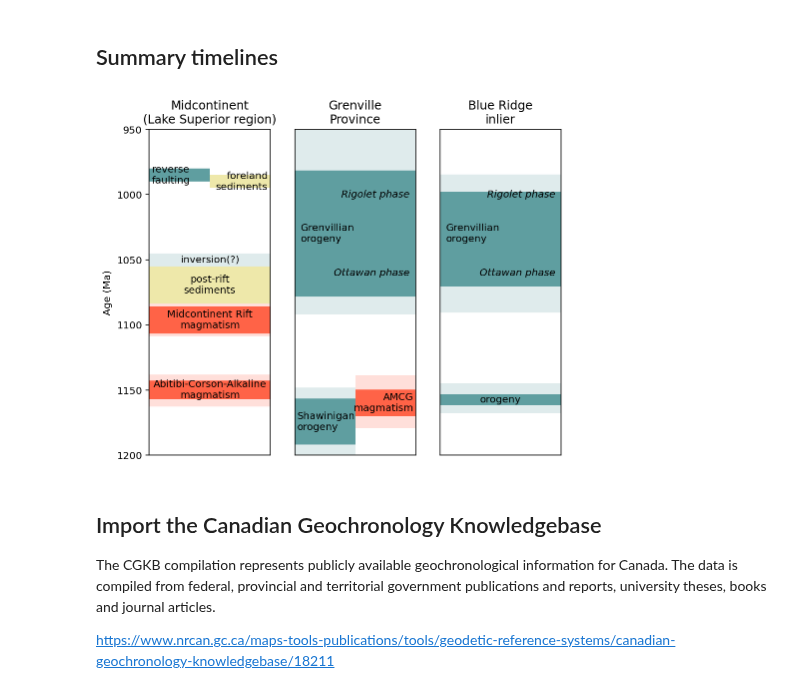
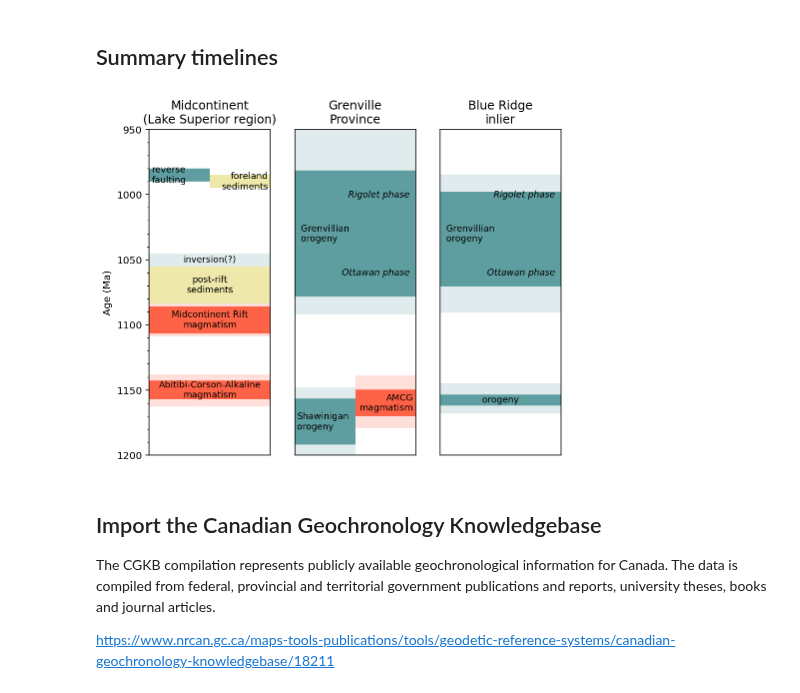
Before and after one commit to Swanson-Hysell/Mesoproterozoic_Turning_Point, a Jupyter notebook: code/Mesoprot_geochron.ipynb, the cells around one changed output. Drawn from its saved outputs; the diff is of its cells as text; code cells hidden in the pictures.

Commit message:
add minor ticks to timeline figure

```diff
--- a/code/Mesoprot_geochron.ipynb
+++ b/code/Mesoprot_geochron.ipynb
@@ -639,32 +640,33 @@ Abitibi_median_rect = matplotlib.patches.Rectangle((-1, Abitibi_max_median),2, A
 ax0.add_patch(Abitibi_median_rect)
 Abitibi_rect = matplotlib.patches.Rectangle((-1, Abitibi_max),2, Abitibi_min-Abitibi_max, facecolor='tomato',edgecolor='none',)
 ax0.add_patch(Abitibi_rect)
-plt.text(0.5,(Abitibi_max+Abitibi_min)/2,'Abitibi-Corson-Alkaline\nmagmatism',horizontalalignment='center',verticalalignment='center')
+plt.text(0.5,(Abitibi_max+Abitibi_min)/2,'Abitibi-Corson-Alkaline\nmagmatism',horizontalalignment='center',verticalalignment='center',fontsize=9)
 
 MCR_median_rect = matplotlib.patches.Rectangle((-1, MCR_max_median),2, MCR_min_median-MCR_max_median, facecolor='tomato', edgecolor='none', alpha=0.2)
 ax0.add_patch(MCR_median_rect)
 MCR_rect = matplotlib.patches.Rectangle((-1, MCR_max),2, MCR_min-MCR_max, facecolor='tomato', edgecolor='none')
 ax0.add_patch(MCR_rect)
-plt.text(0.5,(MCR_max+MCR_min)/2,'Midcontinent Rift\nmagmatism',horizontalalignment='center',verticalalignment='center')
+plt.text(0.5,(MCR_max+MCR_min)/2,'Midcontinent Rift\nmagmatism',horizontalalignment='center',verticalalignment='center',fontsize=9)
 
 Oronto_rect = matplotlib.patches.Rectangle((0, 1055),1, MCR_min_median-1055, facecolor='palegoldenrod', edgecolor='none')
 ax0.add_patch(Oronto_rect)
-plt.text(0.5,(MCR_min_median+1055)/2,'post-rift\nsediments',horizontalalignment='center',verticalalignment='center')
+plt.text(0.5,(MCR_min_median+1055)/2,'post-rift\nsediments',horizontalalignment='center',verticalalignment='center',fontsize=9)
 
 Montreal_River_rect = matplotlib.patches.Rectangle((0, 1045),1, 10,facecolor='cadetblue',edgecolor='none', alpha=0.2)
 ax0.add_patch(Montreal_River_rect)
-plt.text(0.5,(1045+1055)/2,'inversion(?)',horizontalalignment='center',verticalalignment='center')
+plt.text(0.5,(1045+1055)/2,'inversion(?)',horizontalalignment='center',verticalalignment='center',fontsize=9)
 
 Kewee_Fault_rect = matplotlib.patches.Rectangle((0, 980),0.5, 10, facecolor='cadetblue',edgecolor='none',)
 ax0.add_patch(Kewee_Fault_rect)
-plt.text(0.02,985,'reverse\nfaulting',horizontalalignment='left',verticalalignment='center')
+plt.text(0.02,985,'reverse\nfaulting',horizontalalignment='left',verticalalignment='center',fontsize=9)
 
 Jacobsville_rect = matplotlib.patches.Rectangle((0.5, 985),0.5, 10, facecolor='palegoldenrod',edgecolor='none',)
 ax0.add_patch(Jacobsville_rect)
-plt.text(0.98,990,'foreland\nsediments',horizontalalignment='right',verticalalignment='center')
+plt.text(0.98,990,'foreland\nsediments',horizontalalignment='right',verticalalignment='center',fontsize=9)
 
 plt.ylim(1200,950)
 plt.gca().set_xticks([])
+plt.gca().yaxis.set_minor_locator(tck.AutoMinorLocator())
 plt.ylabel('Age (Ma)')
 
 ax1 = fig.add_subplot(spec[1])
@@ -674,21 +676,21 @@ ACMG_median_rect = matplotlib.patches.Rectangle((0.5, AMCG_max_median),2, AMCG_m
 ax1.add_patch(ACMG_median_rect)
 ACMG_rect = matplotlib.patches.Rectangle((0.5, AMCG_max),2, AMCG_min-AMCG_max, facecolor='tomato',edgecolor='none')
 ax1.add_patch(ACMG_rect)
-plt.text(0.98,(AMCG_max+AMCG_min)/2,'AMCG\nmagmatism',horizontalalignment='right',verticalalignment='center')
+plt.text(0.98,(AMCG_max+AMCG_min)/2,'AMCG\nmagmatism',horizontalalignment='right',verticalalignment='center',fontsize=9)
 
 Grenville_Shaw_median_rect = matplotlib.patches.Rectangle((0, Grenville_Shaw_max_median),0.5, Grenville_Shaw_min_median-Grenville_Shaw_max_median, facecolor='cadetblue',edgecolor='none', alpha=0.2)
 ax1.add_patch(Grenville_Shaw_median_rect)
 Grenville_Shaw_rect = matplotlib.patches.Rectangle((0, Grenville_Shaw_max),0.5, Grenville_Shaw_min-Grenville_Shaw_max, facecolor='cadetblue',edgecolor='none')
 ax1.add_patch(Grenville_Shaw_rect)
-plt.text(0.02,(Grenville_Shaw_max+Grenville_Shaw_min)/2,'Shawinigan\norogeny',horizontalalignment='left',verticalalignment='center')
+plt.text(0.02,(Grenville_Shaw_max+Grenville_Shaw_min)/2,'Shawinigan\norogeny',horizontalalignment='left',verticalalignment='center',fontsize=9)
 
 Grenville_Grenville_median_rect = matplotlib.patches.Rectangle((-1, Grenville_Gren_max_median),2, Grenville_Gren_min_median-Grenville_Gren_max_median, facecolor='cadetblue',edgecolor='none', alpha=0.2)
 ax1.add_patch(Grenville_Grenville_median_rect)
 Grenville_Grenville_rect = matplotlib.patches.Rectangle((-1, Grenville_Gren_max),2, Grenville_Gren_min-Grenville_Gren_max, facecolor='cadetblue',edgecolor='none')
 ax1.add_patch(Grenville_Grenville_rect)
-plt.text(0.05,(Grenville_Gren_max+Grenville_Gren_min)/2,'Grenvillian\norogeny',horizontalalignment='left',verticalalignment='center')
-plt.text(0.95,1060,'Ottawan phase',horizontalalignment='right',verticalalignment='center',style='italic')
-plt.text(0.95,1000,'Rigolet phase',horizontalalignment='right',verticalalignment='center',style='italic')
+plt.text(0.05,(Grenville_Gren_max+Grenville_Gren_min)/2,'Grenvillian\norogeny',horizontalalignment='left',verticalalignment='center',fontsize=9)
+plt.text(0.95,1060,'Ottawan phase',horizontalalignment='right',verticalalignment='center',style='italic',fontsize=9)
+plt.text(0.95,1000,'Rigolet phase',horizontalalignment='right',verticalalignment='center',style='italic',fontsize=9)
 
 plt.ylim(1200,950)
 plt.gca().set_yticks([])
@@ -704,42 +706,42 @@ ax2.add_patch(Blue_Ridge_Shaw_median_rect)
 
 Blue_Ridge_Shaw_rect = matplotlib.patches.Rectangle((-1, Blue_Ridge_Shaw_max),2, Blue_Ridge_Shaw_min-Blue_Ridge_Shaw_max,facecolor='cadetblue',edgecolor='none')
 ax2.add_patch(Blue_Ridge_Shaw_rect)
-plt.text(0.5,(Blue_Ridge_Shaw_max+Blue_Ridge_Shaw_min)/2,'orogeny',horizontalalignment='center',verticalalignment='center')
+plt.text(0.5,(Blue_Ridge_Shaw_max+Blue_Ridge_Shaw_min)/2,'orogeny',horizontalalignment='center',verticalalignment='center',fontsize=9)
 
 
 
 Blue_Ridge_Grenville_median_rect = matplotlib.patches.Rectangle((-1, Blue_Ridge_Gren_max_median),2, Blue_Ridge_Gren_min_median-Blue_Ridge_Gren_max_median,
                                                                 facecolor='cadetblue',edgecolor='none', alpha=0.2)
 ax2.add_patch(Blue_Ridge_Grenville_median_rect)
 
 Blue_Ridge_Grenville_rect = matplotlib.patches.Rectangle((-1, Blue_Ridge_Gren_max),2, Blue_Ridge_Gren_min-Blue_Ridge_Gren_max, facecolor='cadetblue',edgecolor='none')
 ax2.add_patch(Blue_Ridge_Grenville_rect)
 
-plt.text(0.05,(Grenville_Gren_max+Grenville_Gren_min)/2,'Grenvillian\norogeny',horizontalalignment='left',verticalalignment='center')
-plt.text(0.95,1060,'Ottawan phase',horizontalalignment='right',verticalalignment='center',style='italic')
-plt.text(0.95,1000,'Rigolet phase',horizontalalignment='right',verticalalignment='center',style='italic')
+plt.text(0.05,(Grenville_Gren_max+Grenville_Gren_min)/2,'Grenvillian\norogeny',horizontalalignment='left',verticalalignment='center',fontsize=9)
+plt.text(0.95,1060,'Ottawan phase',horizontalalignment='right',verticalalignment='center',style='italic',fontsize=9)
+plt.text(0.95,1000,'Rigolet phase',horizontalalignment='right',verticalalignment='center',style='italic',fontsize=9)
 
 plt.ylim(1200,950)
 plt.gca().set_yticks([])
 plt.gca().set_ylabel('')
 plt.gca().set_xticks([])
 
 # ax3 = fig.add_subplot(spec[3])
 # ax3.title.set_text('Texas')
 
 # Blue_Ridge_Shaw_median_rect = matplotlib.patches.Rectangle((-1, Blue_Ridge_Shaw_max_median),2, Blue_Ridge_Shaw_min_median-Blue_Ridge_Shaw_max_median, color='cadetblue', alpha=0.2)
 # ax3.add_patch(Blue_Ridge_Shaw_median_rect)
 
 # plt.ylim(1200,950)
 # plt.gca().set_yticks([])
 # plt.gca().set_ylabel('')
 # plt.gca().set_xticks([])
 
 
 plt.savefig('timeline_figure.pdf')
 plt.show()
 # %% [output]
-[figure, old version]
+[figure, new version]
 # %% [markdown]
 ## Import the Canadian Geochronology Knowledgebase
 
```
Also changed, not shown: parts of 10 cells of this notebook, 2 other files.
